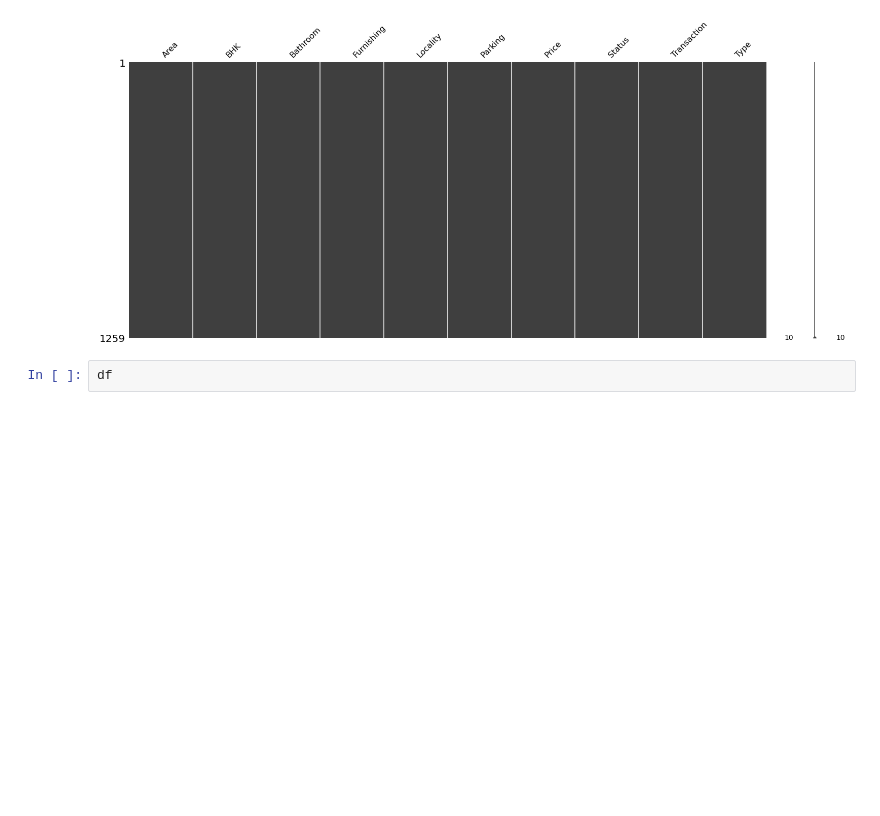
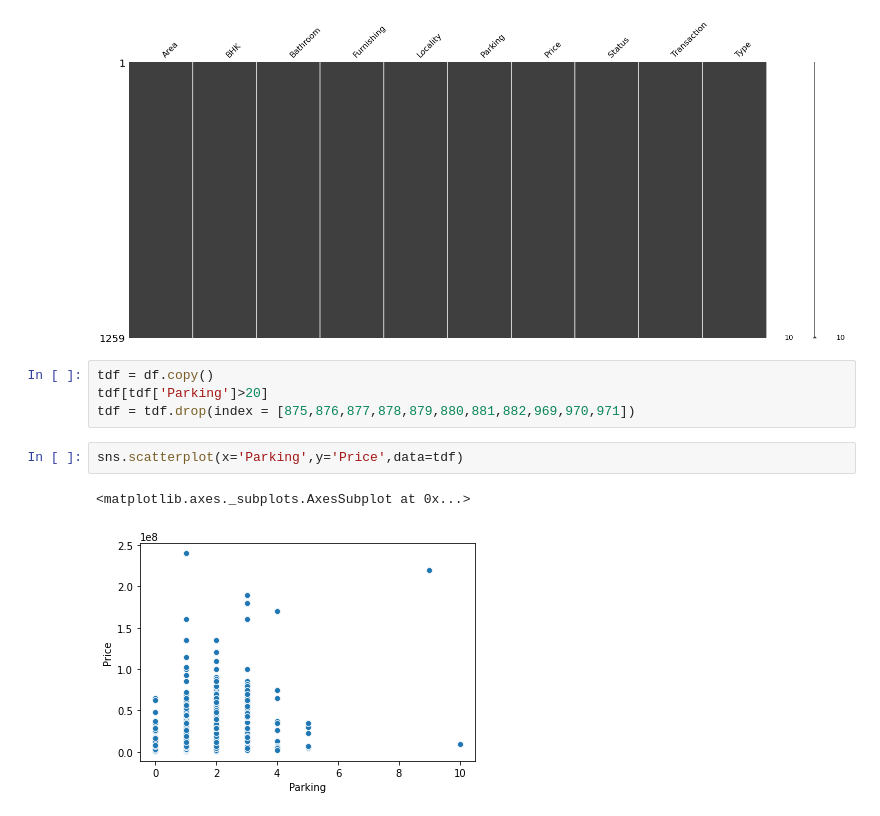
Before and after one commit to Divakar6336/Delhi-House-Price-Prediction, a Jupyter notebook: EDA_rough.ipynb, the cells around one changed output. Saved outputs shown, nothing was run; the diff lists cells and outputs as text; blank space fills up the shorter version.

```diff
--- a/EDA_v1.ipynb
+++ b/EDA_rough.ipynb
@@ -203,5 +210,12 @@ missingno.matrix(df)
 # %% [output]
 <matplotlib.axes._subplots.AxesSubplot at 0x...>
 [figure]
-# %%
-df
+# %%
+tdf = df.copy()
+tdf[tdf['Parking']>20]
+tdf = tdf.drop(index = [875,876,877,878,879,880,881,882,969,970,971])
+# %%
+sns.scatterplot(x='Parking',y='Price',data=tdf)
+# %% [output]
+<matplotlib.axes._subplots.AxesSubplot at 0x...>
+[figure, added]
```
Also changed, not shown: parts of 3 cells of this notebook, 1 other file.
